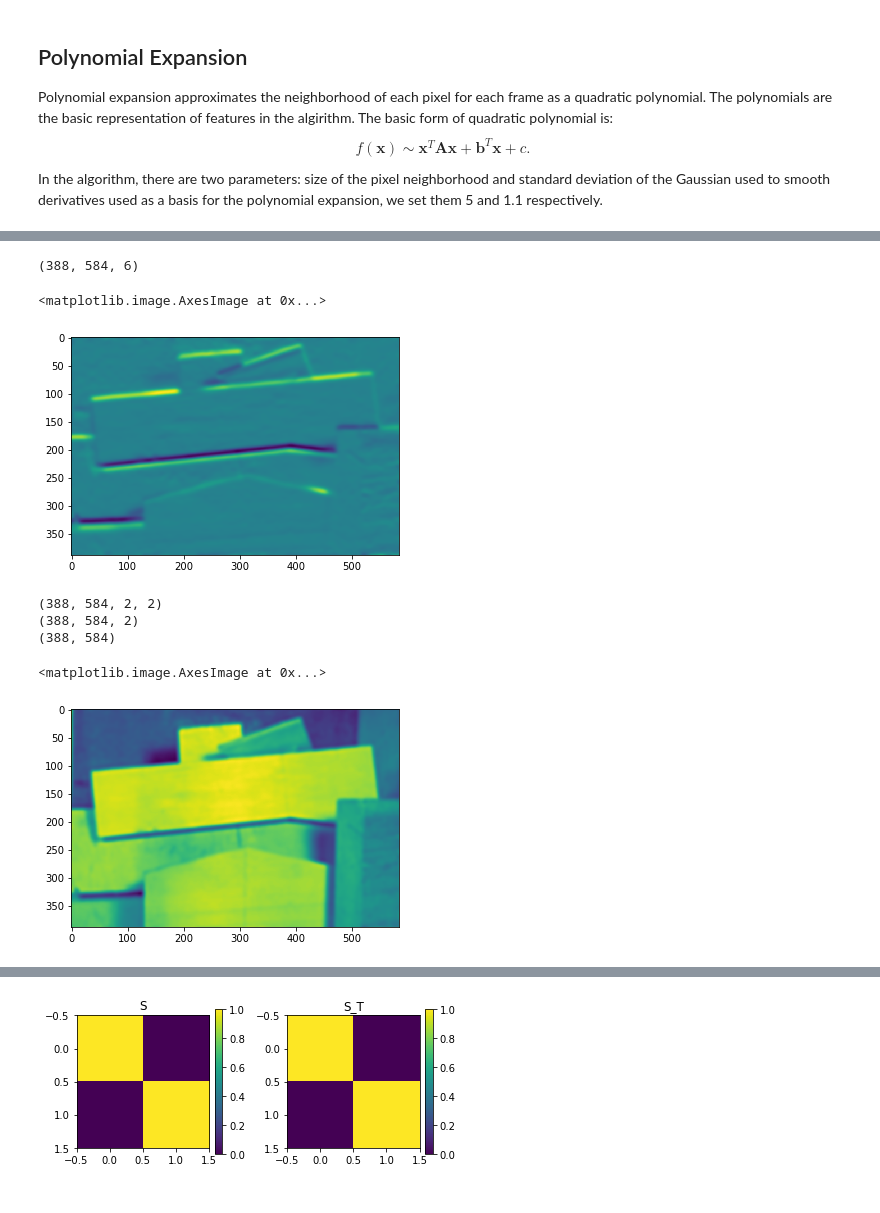
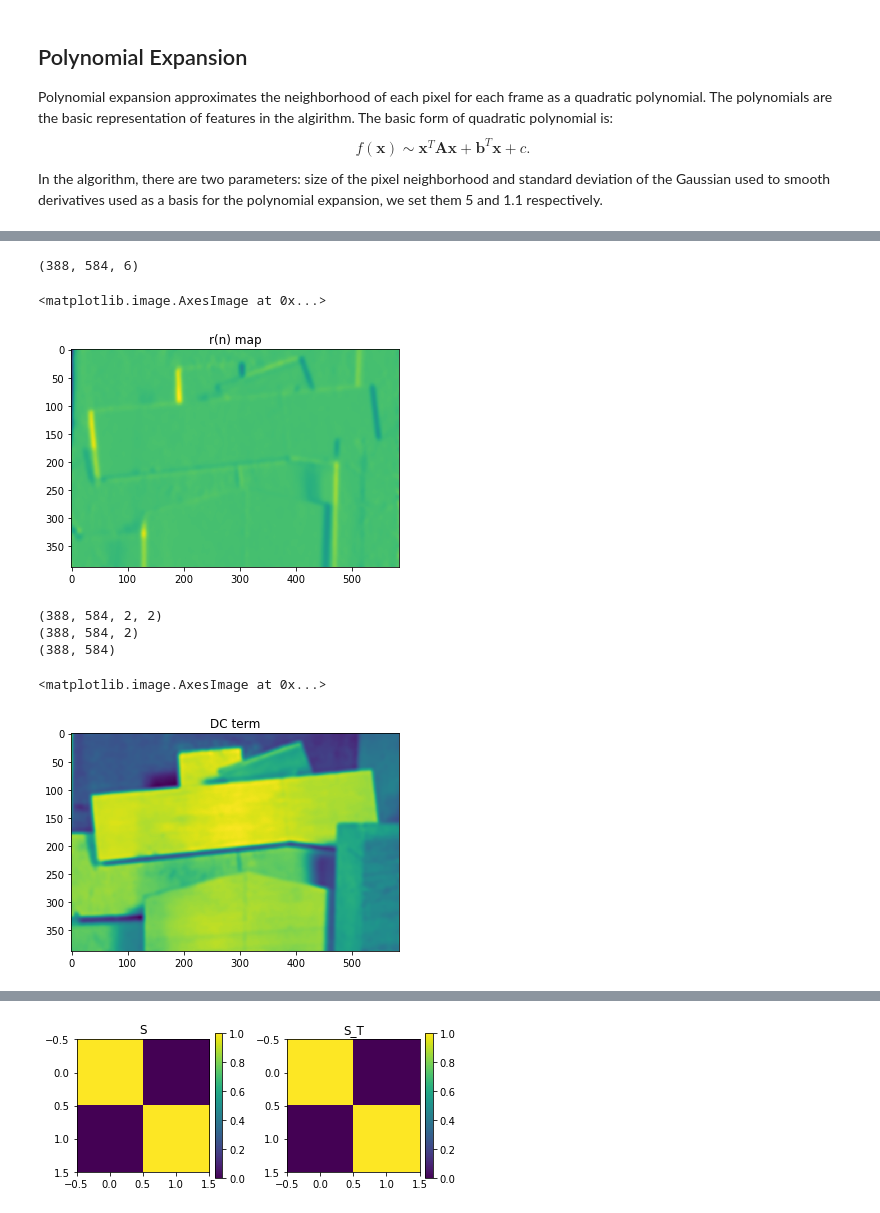
Before and after one commit to gogoalexy/learnOpenCV, a Jupyter notebook: farneback.ipynb, the cells around one changed output, grey strips where cells are left out. Cells and saved outputs as stored; diff of their text form; code cells hidden in the pictures.

```diff
--- a/farneback.ipynb
+++ b/farneback.ipynb
@@ -95,35 +105,37 @@ v = np.empty(list(images[0].shape) + [bx.shape[-1]])
 
 # Pre-calculate quantities recommended in paper
 ab = np.einsum('i,ij->ij', a, bx)
 abb = np.einsum('ij,ik->ijk', ab, bx)
 
 # Calculate G and v for each pixel with cross-correlation
 for i in range(bx.shape[-1]):
     for j in range(bx.shape[-1]):
         G[..., i, j] = scipy.ndimage.correlate1d(c0, abb[..., i, j], axis=0, mode='constant', cval=0)
 
     v[..., i] = scipy.ndimage.correlate1d(c0f, ab[..., i], axis=0, mode='constant', cval=0)
 
 # Pre-calculate quantities recommended in paper
 ab = np.einsum('i,ij->ij', a, by)
 abb = np.einsum('ij,ik->ijk', ab, by)
 
 # Calculate G and v for each pixel with cross-correlation
 for i in range(bx.shape[-1]):
     for j in range(bx.shape[-1]):
         G[..., i, j] = scipy.ndimage.correlate1d(G[..., i, j], abb[..., i, j], axis=1, mode='constant', cval=0)
 
     v[..., i] = scipy.ndimage.correlate1d(v[..., i], ab[..., i], axis=1, mode='constant', cval=0)
 
 # Solve r for each pixel
 r = np.linalg.solve(G, v)
 
+showFig = fig.add_subplot()
+showFig.set_title("r(n) map")
 print(r.shape)
-plt.imshow(r[ :, :, 1])
+plt.imshow(r[ :, :, 2])
 # %% [output]
 (388, 584, 6)
 <matplotlib.image.AxesImage at 0x...>
-[figure, old version]
+[figure, new version]
 # %%
 fig = plt.figure(5)
 
@@ -147,6 +159,8 @@ C0 = r[..., 0]
 # f: [f, f]
 # e = b*r - f
 
+showFig = fig.add_subplot()
+showFig.set_title("DC term")
 print(A0.shape)
 print(B0.shape)
 print(C0.shape)
@@ -156,7 +170,7 @@ plt.imshow(C0)
 (388, 584, 2)
 (388, 584)
 <matplotlib.image.AxesImage at 0x...>
-[figure, old version]
+[figure, new version]
 # %%
 A1, B1, C1 = poly_exp(images[1], c1, sigma)
 # %% [markdown]
```
Also changed, not shown: parts of 10 cells of this notebook.
